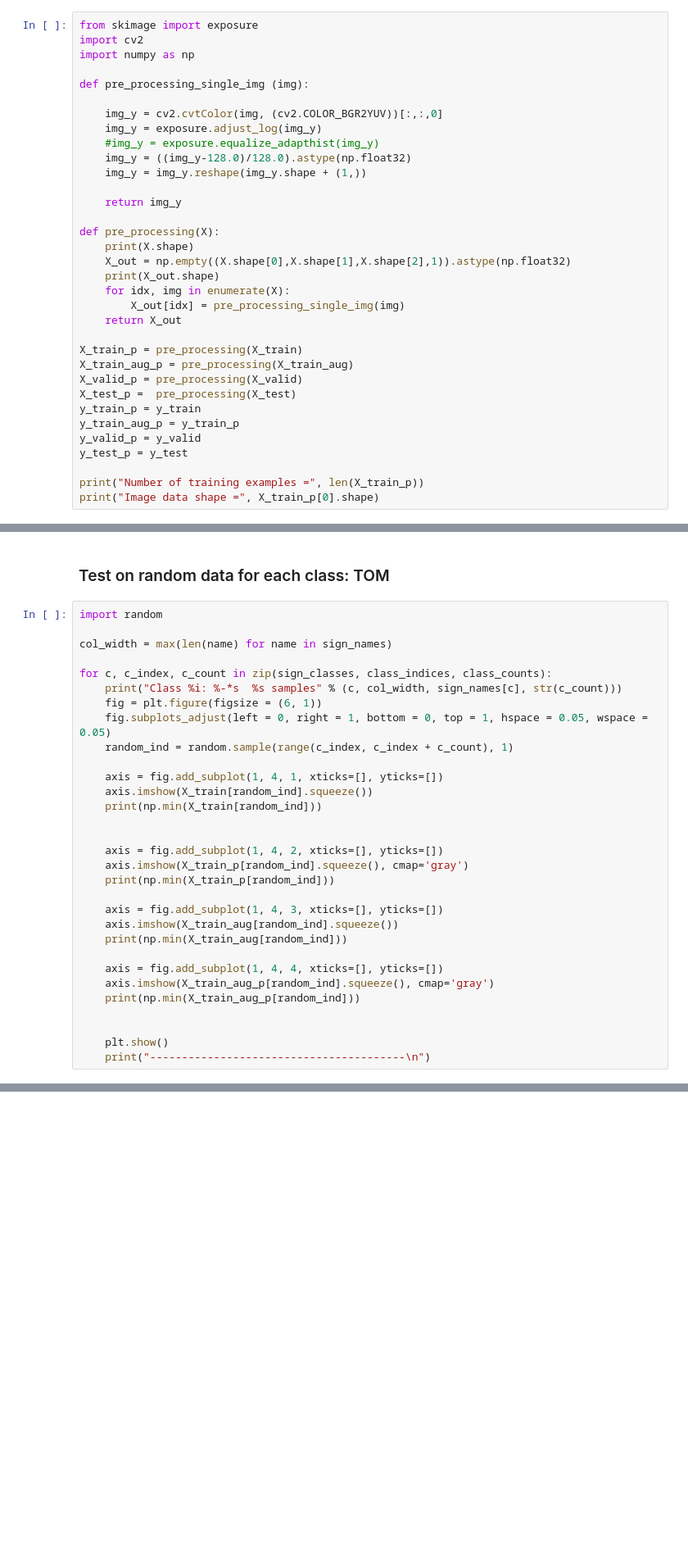
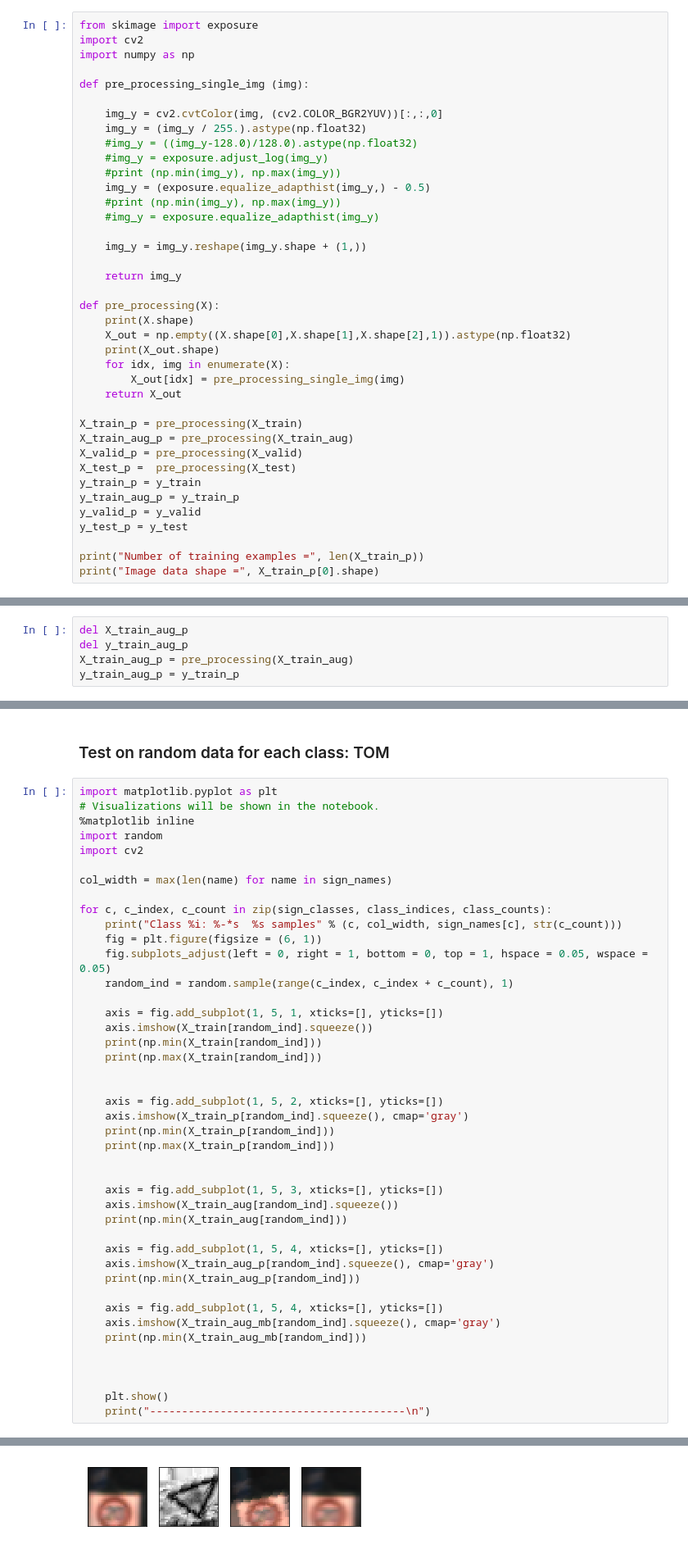
Before and after one commit to coderzbx/CarND-Traffic-Sign-Classifier-Project, a Jupyter notebook: Traffic_Sign_Classifier.ipynb, the cells around one changed output, grey strips where cells are left out. Shown: that part at 82% size. Saved outputs shown, nothing was run; the diff lists cells and outputs as text; blank space fills up the shorter version.

```diff
--- a/Traffic_Sign_Classifier.ipynb
+++ b/Traffic_Sign_Classifier.ipynb
@@ -264,9 +328,14 @@ import numpy as np
 def pre_processing_single_img (img):
 
     img_y = cv2.cvtColor(img, (cv2.COLOR_BGR2YUV))[:,:,0]
-    img_y = exposure.adjust_log(img_y)
+    img_y = (img_y / 255.).astype(np.float32)
+    #img_y = ((img_y-128.0)/128.0).astype(np.float32)
+    #img_y = exposure.adjust_log(img_y)
+    #print (np.min(img_y), np.max(img_y))
+    img_y = (exposure.equalize_adapthist(img_y,) - 0.5)
+    #print (np.min(img_y), np.max(img_y))
     #img_y = exposure.equalize_adapthist(img_y)
-    img_y = ((img_y-128.0)/128.0).astype(np.float32)
+
     img_y = img_y.reshape(img_y.shape + (1,))
 
     return img_y
@@ -303,0 +373,5 @@ Image data shape = (32, 32, 1)
+# %%
+del X_train_aug_p
+del y_train_aug_p
+X_train_aug_p = pre_processing(X_train_aug)
+y_train_aug_p = y_train_p
@@ -308,7 +425,11 @@ img = X_train[400].squeeze()
 # %% [markdown]
 ### Test on random data for each class: TOM
 # %%
+import matplotlib.pyplot as plt
+# Visualizations will be shown in the notebook.
+%matplotlib inline
 import random
+import cv2
 
 col_width = max(len(name) for name in sign_names)
 
@@ -318,23 +439,32 @@ for c, c_index, c_count in zip(sign_classes, class_indices, class_counts):
     fig.subplots_adjust(left = 0, right = 1, bottom = 0, top = 1, hspace = 0.05, wspace = 0.05)
     random_ind = random.sample(range(c_index, c_index + c_count), 1)
 
-    axis = fig.add_subplot(1, 4, 1, xticks=[], yticks=[])
+    axis = fig.add_subplot(1, 5, 1, xticks=[], yticks=[])
     axis.imshow(X_train[random_ind].squeeze())
     print(np.min(X_train[random_ind]))
+    print(np.max(X_train[random_ind]))
 
 
-    axis = fig.add_subplot(1, 4, 2, xticks=[], yticks=[])
+    axis = fig.add_subplot(1, 5, 2, xticks=[], yticks=[])
     axis.imshow(X_train_p[random_ind].squeeze(), cmap='gray')
     print(np.min(X_train_p[random_ind]))
+    print(np.max(X_train_p[random_ind]))
 
-    axis = fig.add_subplot(1, 4, 3, xticks=[], yticks=[])
+
+    axis = fig.add_subplot(1, 5, 3, xticks=[], yticks=[])
     axis.imshow(X_train_aug[random_ind].squeeze())
     print(np.min(X_train_aug[random_ind]))
 
-    axis = fig.add_subplot(1, 4, 4, xticks=[], yticks=[])
+    axis = fig.add_subplot(1, 5, 4, xticks=[], yticks=[])
     axis.imshow(X_train_aug_p[random_ind].squeeze(), cmap='gray')
     print(np.min(X_train_aug_p[random_ind]))
+
+    axis = fig.add_subplot(1, 5, 4, xticks=[], yticks=[])
+    axis.imshow(X_train_aug_mb[random_ind].squeeze(), cmap='gray')
+    print(np.min(X_train_aug_mb[random_ind]))
+
 
 
     plt.show()
     print("----------------------------------------\n")
+# %% [output]
@@ -340,0 +479 @@ for c, c_index, c_count in zip(sign_classes, class_indices, class_counts):
+[figure, added]
```
Also changed, not shown: parts of 18 cells of this notebook.
